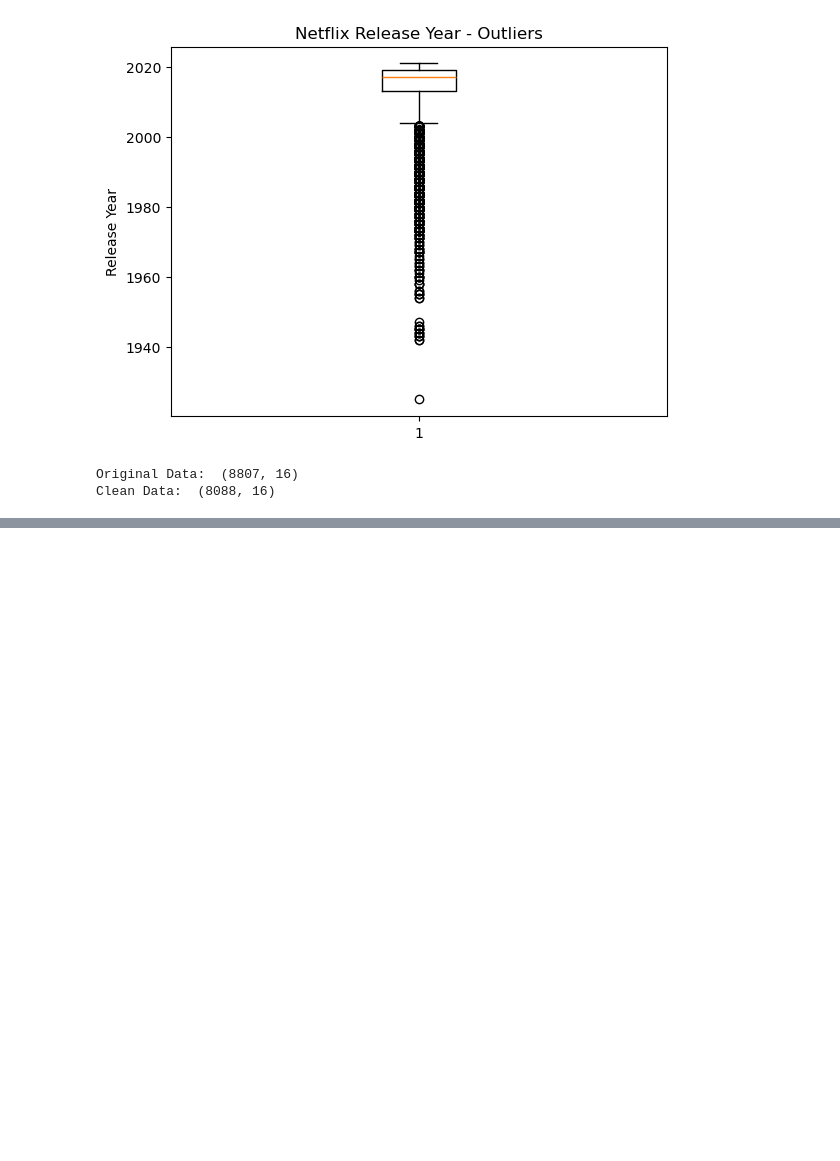
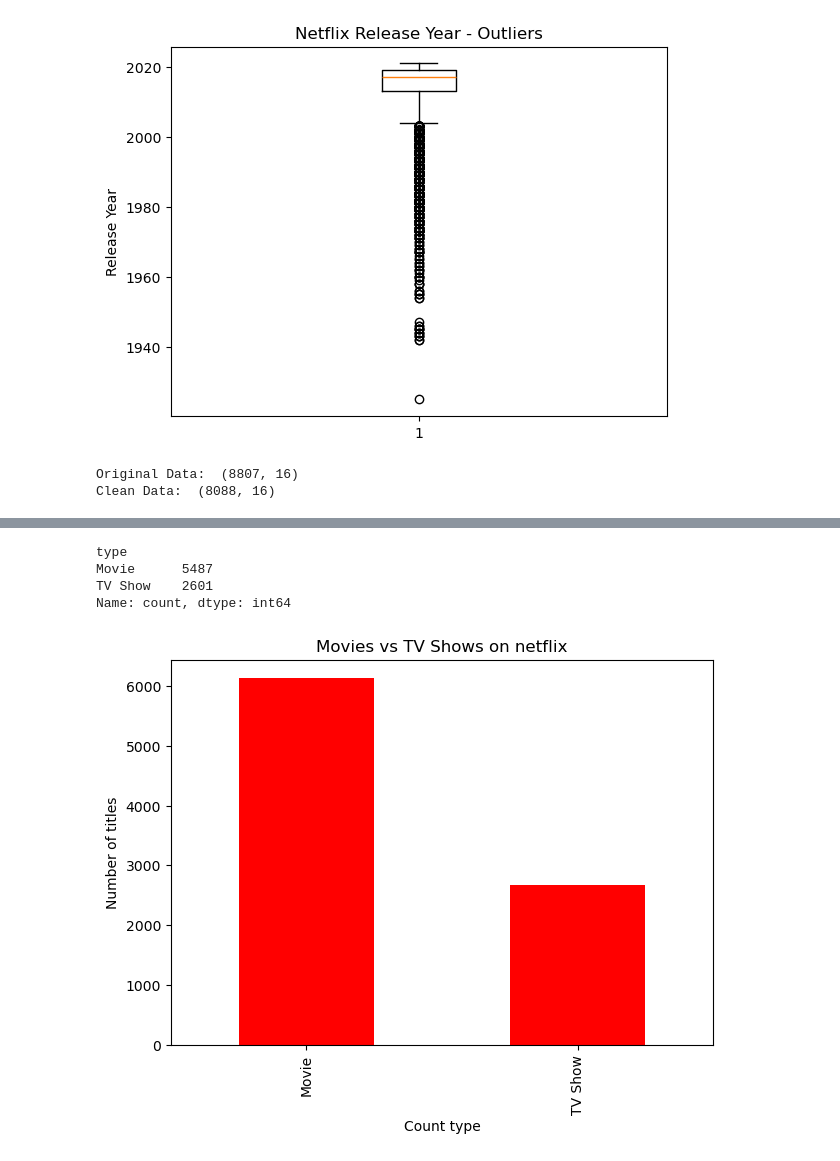
Before and after one commit to Saad-Shaikh095/Dept.-of-Technology, a Jupyter notebook: Semister 5/DA/Lab 02 - Exploratory Data Analysis (EDA) and Descriptive Statistics.ipynb, the cells around one changed output, grey strips where cells are left out. Drawn from its saved outputs; the diff is of its cells as text; code cells hidden in the pictures; blank space fills up the shorter version.

Commit message:
Lab 02 - Exploratory Data Analysis (EDA) and Descriptive Statistics

```diff
--- a/Semister 5/DA/Lab 02 - Exploratory Data Analysis (EDA) and Descriptive Statistics.ipynb
+++ b/Semister 5/DA/Lab 02 - Exploratory Data Analysis (EDA) and Descriptive Statistics.ipynb
@@ -247,0 +276,20 @@ Clean Data:  (8088, 16)
+# %%
+data_clean['type'].value_counts()
+# %% [output]
+type
+Movie      5487
+TV Show    2601
+Name: count, dtype: int64
+# %%
+data['type'].value_counts().plot(
+    kind = 'bar',
+    figsize = (7, 5),
+    color = 'red'
+)
+
+plt.title("Movies vs TV Shows on netflix")
+plt.xlabel("Count type")
+plt.ylabel("Number of titles")
+plt.show()
+# %% [output]
+[figure, added]
```
Also changed, not shown: parts of 15 cells of this notebook.
